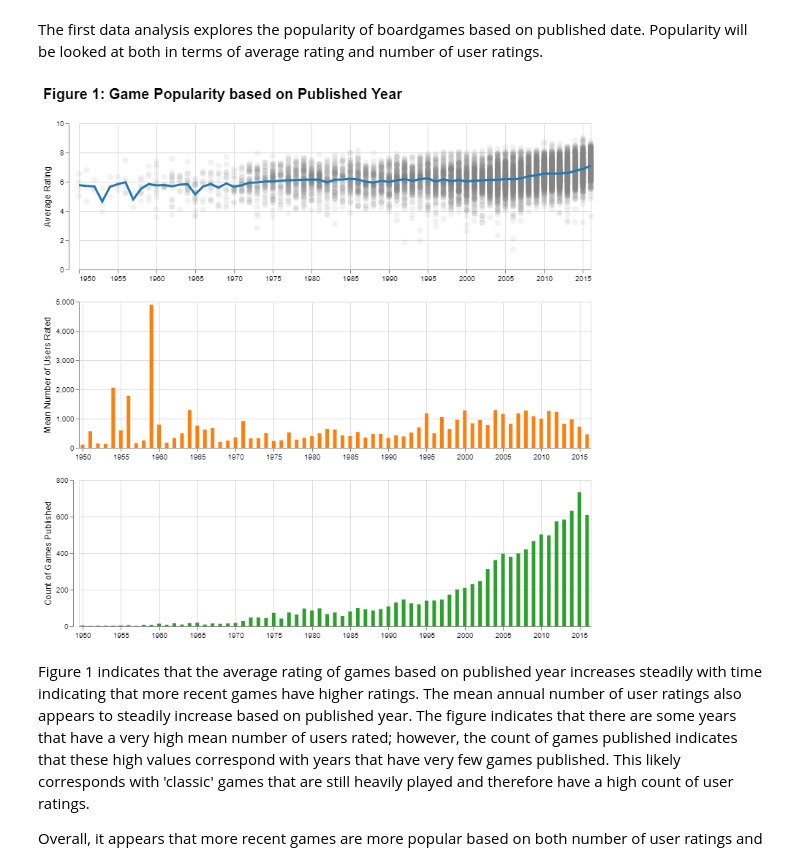
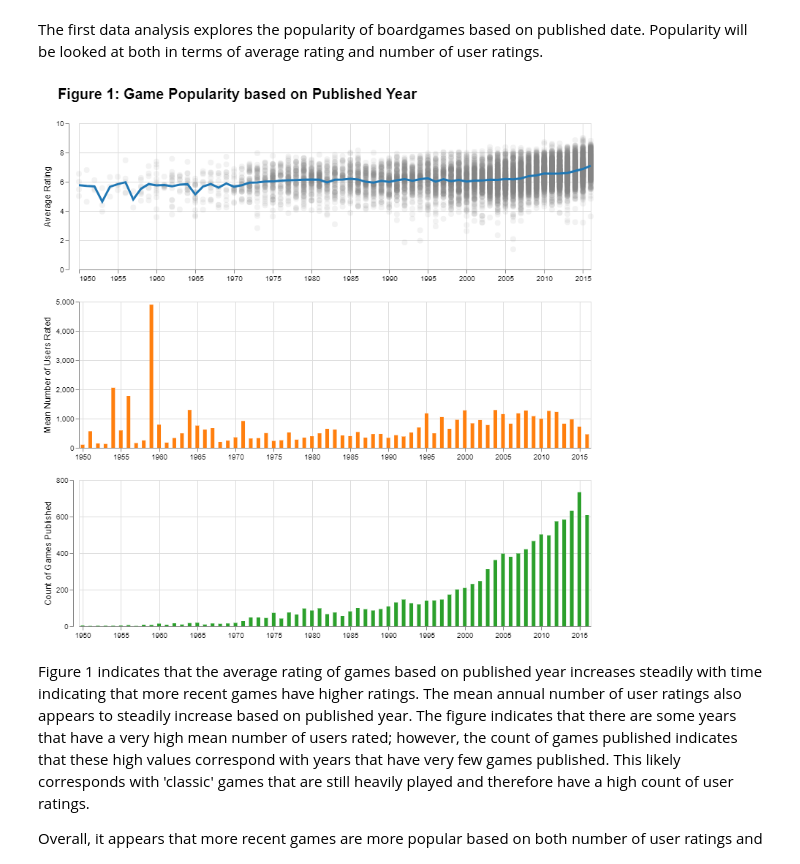
Before and after one commit to ubco-mds-2020-labs/data-550-project2-group-14, a Jupyter notebook: boardgame_EDA.ipynb, the cells around one changed output. Saved outputs shown, nothing was run; the diff lists cells and outputs as text; code cells hidden in the pictures.

```diff
--- a/boardgame_EDA.ipynb
+++ b/boardgame_EDA.ipynb
@@ -235,7 +240,8 @@ pa1 = (alt.Chart(boardgame_data).mark_circle(size=60, opacity = 0.1, color = 'gr
         text='Figure 1: Game Popularity based on Published Year',
         anchor='start',
         fontSize=20,
-        dy=-20),
+        dy=-20,
+        dx=20),
     width=700,
     height=200
 ))
@@ -252,34 +258,34 @@ pa2 = (alt.Chart(boardgame_data).mark_bar(color='#ff7f0e').encode(
     alt.X('year_published',
           axis=alt.Axis(title=None),
           scale=alt.Scale(zero=False)
     ),
     alt.Y('mean(users_rated)',
          axis=alt.Axis(title='Mean Number of Users Rated',
                       titleFontSize=12,
                       titleFontWeight=500))
 ).properties(
     width=700,
     height=200
 ))
 
 pa3 = (alt.Chart(boardgame_data).mark_bar(color='#2ca02c').encode(
     alt.X('year_published',
           axis=alt.Axis(title=None),
           scale=alt.Scale(zero=False)
     ),
     alt.Y('count()',
          axis=alt.Axis(title='Count of Games Published',
                       titleFontSize=12,
                       offset=8,
                       titleFontWeight=500))
 ).properties(
     width=700,
     height=200
 ))
 
 alt.vconcat(pa1, pa2, pa3)
 # %% [output]
-[figure, old version]
+[figure, new version]
 # %% [markdown]
 Figure 1 indicates that the average rating of games based on published year increases steadily with time indicating that more recent games have higher ratings. The mean annual number of user ratings also appears to steadily increase based on published year. The figure indicates that there are some years that have a very high mean number of users rated; however, the count of games published indicates that these high values correspond with years that have very few games published. This likely corresponds with 'classic' games that are still heavily played and therefore have a high count of user ratings.
 
```
Also changed, not shown: parts of 14 cells of this notebook.
